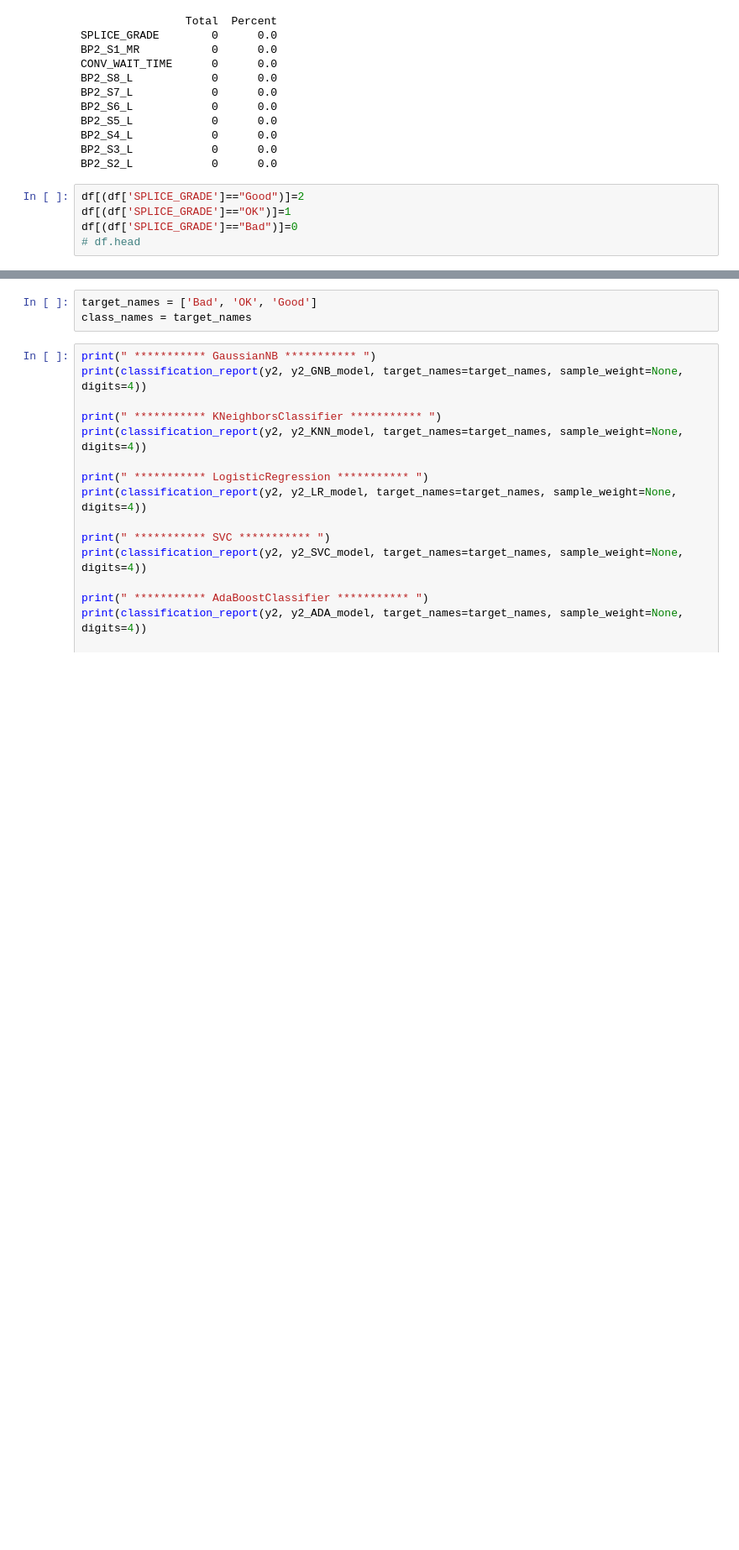
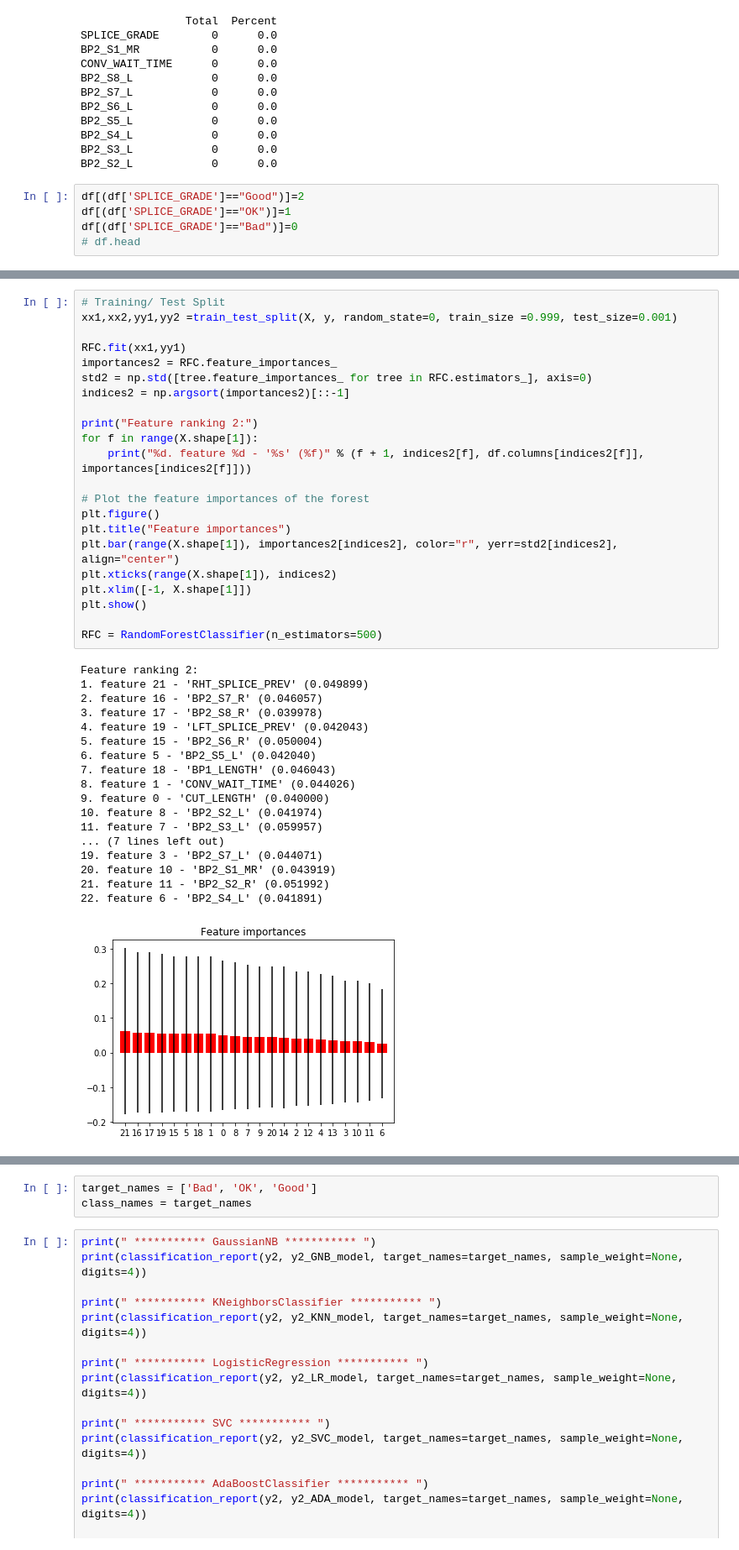
Before and after one commit to sajidpatel6/SpliceClassify, a Jupyter notebook: 05-ClassificationModels-03-BP2.ipynb, the cells around one changed output, grey strips where cells are left out. Shown at 84% size. Drawn from its saved outputs; the diff is of its cells as text; blank space fills up the shorter version.

```diff
--- a/05-ClassificationModels-03-BP2.ipynb
+++ b/05-ClassificationModels-03-BP2.ipynb
@@ -109,0 +164,41 @@ df[(df['SPLICE_GRADE']=="Bad")]=0
+# %%
+# Training/ Test Split
+xx1,xx2,yy1,yy2 =train_test_split(X, y, random_state=0, train_size =0.999, test_size=0.001)
+
+RFC.fit(xx1,yy1)
+importances2 = RFC.feature_importances_
+std2 = np.std([tree.feature_importances_ for tree in RFC.estimators_], axis=0)
+indices2 = np.argsort(importances2)[::-1]
+
+print("Feature ranking 2:")
+for f in range(X.shape[1]):
+    print("%d. feature %d - '%s' (%f)" % (f + 1, indices2[f], df.columns[indices2[f]], importances[indices2[f]]))
+
+# Plot the feature importances of the forest
+plt.figure()
+plt.title("Feature importances")
+plt.bar(range(X.shape[1]), importances2[indices2], color="r", yerr=std2[indices2], align="center")
+plt.xticks(range(X.shape[1]), indices2)
+plt.xlim([-1, X.shape[1]])
+plt.show()
+
+RFC = RandomForestClassifier(n_estimators=500)
+# %% [output]
+Feature ranking 2:
+1. feature 21 - 'RHT_SPLICE_PREV' (0.049899)
+2. feature 16 - 'BP2_S7_R' (0.046057)
+3. feature 17 - 'BP2_S8_R' (0.039978)
+4. feature 19 - 'LFT_SPLICE_PREV' (0.042043)
+5. feature 15 - 'BP2_S6_R' (0.050004)
+6. feature 5 - 'BP2_S5_L' (0.042040)
+7. feature 18 - 'BP1_LENGTH' (0.046043)
+8. feature 1 - 'CONV_WAIT_TIME' (0.044026)
+9. feature 0 - 'CUT_LENGTH' (0.040000)
+10. feature 8 - 'BP2_S2_L' (0.041974)
+11. feature 7 - 'BP2_S3_L' (0.059957)
+... (7 lines left out)
+19. feature 3 - 'BP2_S7_L' (0.044071)
+20. feature 10 - 'BP2_S1_MR' (0.043919)
+21. feature 11 - 'BP2_S2_R' (0.051992)
+22. feature 6 - 'BP2_S4_L' (0.041891)
+[figure, added]
```
Also changed, not shown: parts of 11 cells of this notebook, 4 other files.
